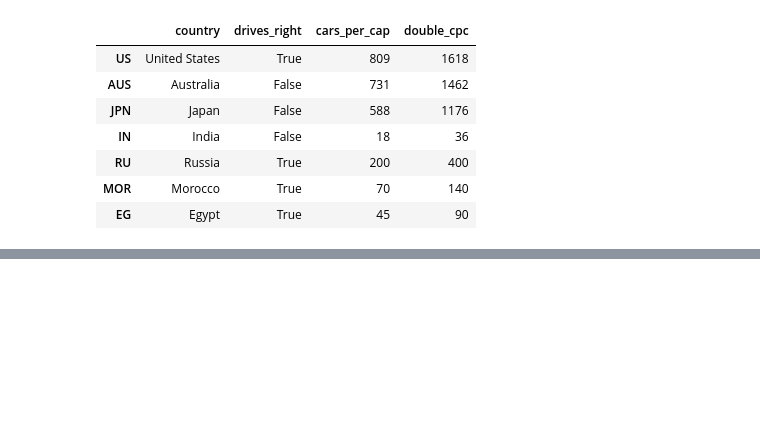
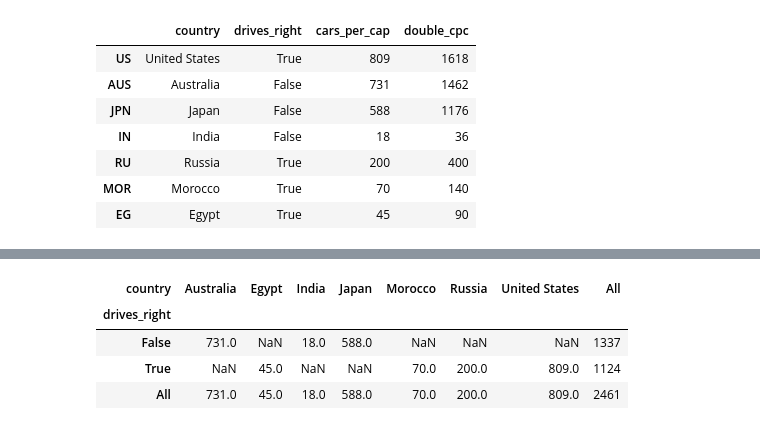
Before and after one commit to jiachengliu-sky/py-learn, a Jupyter notebook: pandasdataframe.ipynb, the cells around one changed output, grey strips where cells are left out. Drawn from its saved outputs; the diff is of its cells as text; code cells hidden in the pictures; blank space fills up the shorter version.

```diff
--- a/pandasdataframe.ipynb
+++ b/pandasdataframe.ipynb
@@ -278,0 +358,8 @@ cars
+# %%
+cars.pivot_table(values="cars_per_cap", index = "drives_right", columns="country", aggfunc=sum, margins=True)
+# %% [output]
+| country | Australia | Egypt | India | Japan | Morocco | Russia | United States | All |
+| drives_right |  |  |  |  |  |  |  |  |
+| False | 731.0 | NaN | 18.0 | 588.0 | NaN | NaN | NaN | 1337 |
+| True | NaN | 45.0 | NaN | NaN | 70.0 | 200.0 | 809.0 | 1124 |
+| All | 731.0 | 45.0 | 18.0 | 588.0 | 70.0 | 200.0 | 809.0 | 2461 |
```
Also changed, not shown: parts of 20 cells of this notebook, 1 other file.
